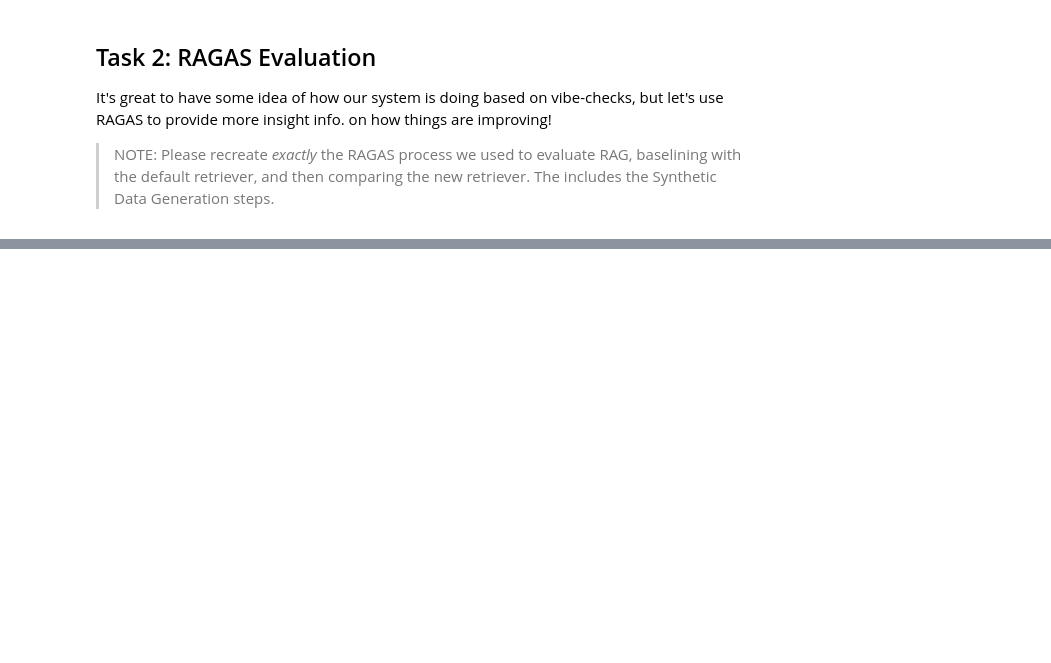
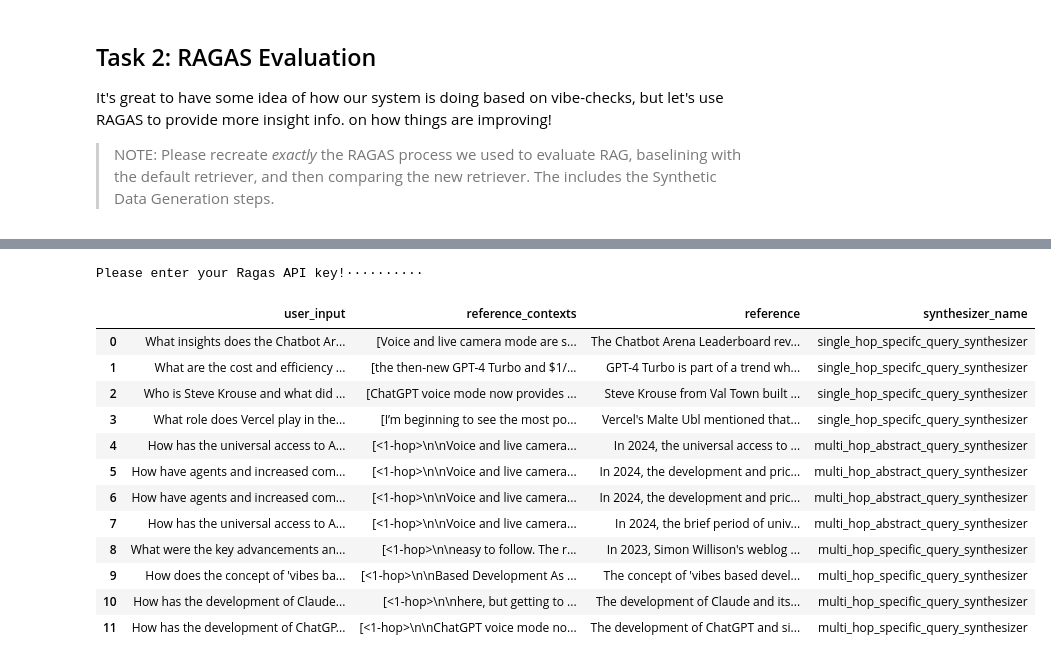
Before and after one commit to vin00d/AIE5, a Jupyter notebook: 09_Finetuning_Embeddings/Fine_tuning_Embedding_Models_for_RAG_Solution_Notebook.ipynb, the cells around one changed output, grey strips where cells are left out. Cells and saved outputs as stored; diff of their text form; code cells hidden in the pictures; blank space fills up the shorter version.

```diff
--- a/09_Finetuning_Embeddings/Fine_tuning_Embedding_Models_for_RAG_Solution_Notebook.ipynb
+++ b/09_Finetuning_Embeddings/Fine_tuning_Embedding_Models_for_RAG_Solution_Notebook.ipynb
@@ -790,0 +830,4 @@ It's great to have some idea of how our system is doing based on vibe-checks, bu
+# %%
+os.environ["RAGAS_APP_TOKEN"] = getpass.getpass("Please enter your Ragas API key!")
+# %% [output]
+Please enter your Ragas API key!··········
@@ -790,0 +852,16 @@ It's great to have some idea of how our system is doing based on vibe-checks, bu
+# %%
+dataset.to_pandas()
+# %% [output]
+|  | user_input | reference_contexts | reference | synthesizer_name |
+| 0 | What insights does the Chatbot Ar... | [Voice and live camera mode are s... | The Chatbot Arena Leaderboard rev... | single_hop_specifc_query_synthesizer |
+| 1 | What are the cost and efficiency ... | [the then-new GPT-4 Turbo and $1/... | GPT-4 Turbo is part of a trend wh... | single_hop_specifc_query_synthesizer |
+| 2 | Who is Steve Krouse and what did ... | [ChatGPT voice mode now provides ... | Steve Krouse from Val Town built ... | single_hop_specifc_query_synthesizer |
+| 3 | What role does Vercel play in the... | [I’m beginning to see the most po... | Vercel's Malte Ubl mentioned that... | single_hop_specifc_query_synthesizer |
+| 4 | How has the universal access to A... | [<1-hop>\n\nVoice and live camera... | In 2024, the universal access to ... | multi_hop_abstract_query_synthesizer |
+| 5 | How have agents and increased com... | [<1-hop>\n\nVoice and live camera... | In 2024, the development and pric... | multi_hop_abstract_query_synthesizer |
+| 6 | How have agents and increased com... | [<1-hop>\n\nVoice and live camera... | In 2024, the development and pric... | multi_hop_abstract_query_synthesizer |
+| 7 | How has the universal access to A... | [<1-hop>\n\nVoice and live camera... | In 2024, the brief period of univ... | multi_hop_abstract_query_synthesizer |
+| 8 | What were the key advancements an... | [<1-hop>\n\neasy to follow. The r... | In 2023, Simon Willison's weblog ... | multi_hop_specific_query_synthesizer |
+| 9 | How does the concept of 'vibes ba... | [<1-hop>\n\nBased Development As ... | The concept of 'vibes based devel... | multi_hop_specific_query_synthesizer |
+| 10 | How has the development of Claude... | [<1-hop>\n\nhere, but getting to ... | The development of Claude and its... | multi_hop_specific_query_synthesizer |
+| 11 | How has the development of ChatGP... | [<1-hop>\n\nChatGPT voice mode no... | The development of ChatGPT and si... | multi_hop_specific_query_synthesizer |
```
Also changed, not shown: parts of 42 cells of this notebook.
